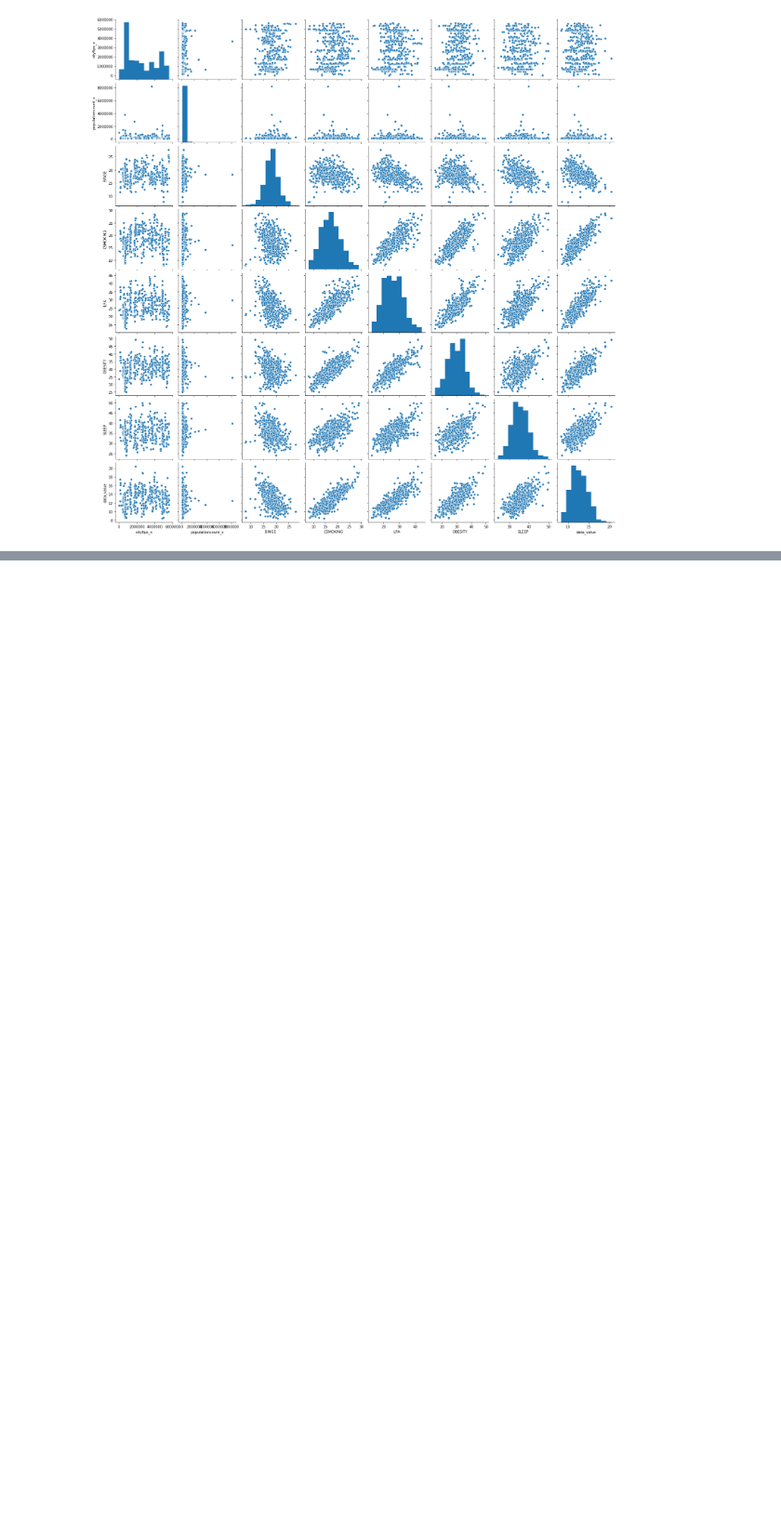
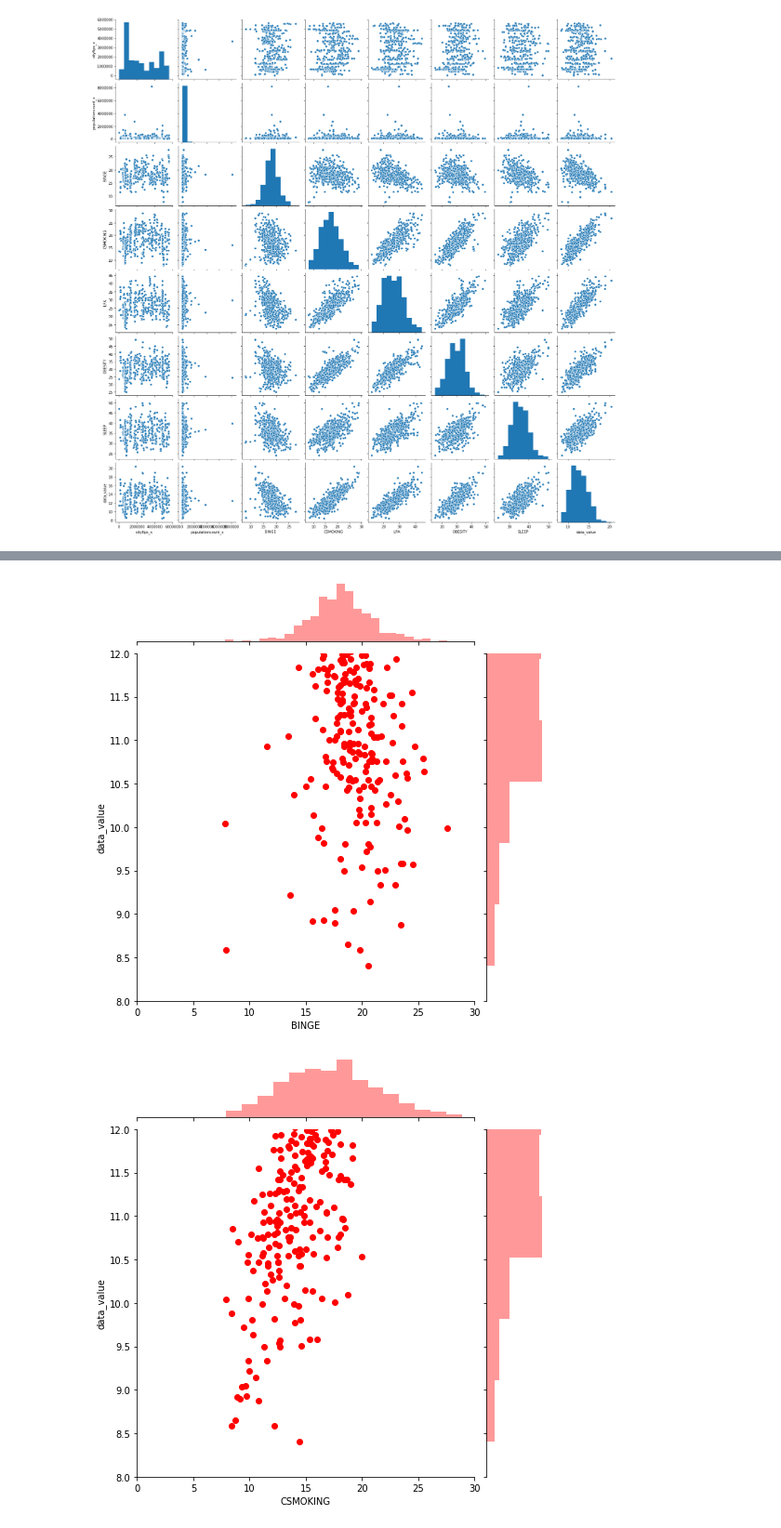
Before and after one commit to Sukanya012/predict-health-index, a Jupyter notebook: notebooks/sowmya/main_Sowmya.ipynb, the cells around one changed output, grey strips where cells are left out. Shown at 93% size. Cells and saved outputs as stored; diff of their text form; code cells hidden in the pictures; blank space fills up the shorter version.

```diff
--- a/notebooks/sowmya/main_Sowmya.ipynb
+++ b/notebooks/sowmya/main_Sowmya.ipynb
@@ -310,0 +343,10 @@ plt.show()
+# %%
+# joint plot
+g = sns.jointplot("BINGE", "data_value", data=chronicdata_results, xlim=(0, 30), ylim=(8, 12), color="r", size=7)
+g = sns.jointplot("CSMOKING", "data_value", data=chronicdata_results, xlim=(0, 30), ylim=(8, 12), color="r", size=7)
+g = sns.jointplot("SLEEP", "data_value", data=chronicdata_results, xlim=(0, 60), ylim=(8, 12), color="r", size=7)
+g = sns.jointplot("LPA", "data_value", data=chronicdata_results, xlim=(0, 30), ylim=(8, 12), color="r", size=7)
+g = sns.jointplot("OBESITY", "data_value", data=chronicdata_results, xlim=(0, 40), ylim=(8, 15), color="r", size=7)
+# %% [output]
+[figure, added]
+[figure, added]
```
Also changed, not shown: parts of 13 cells of this notebook.
